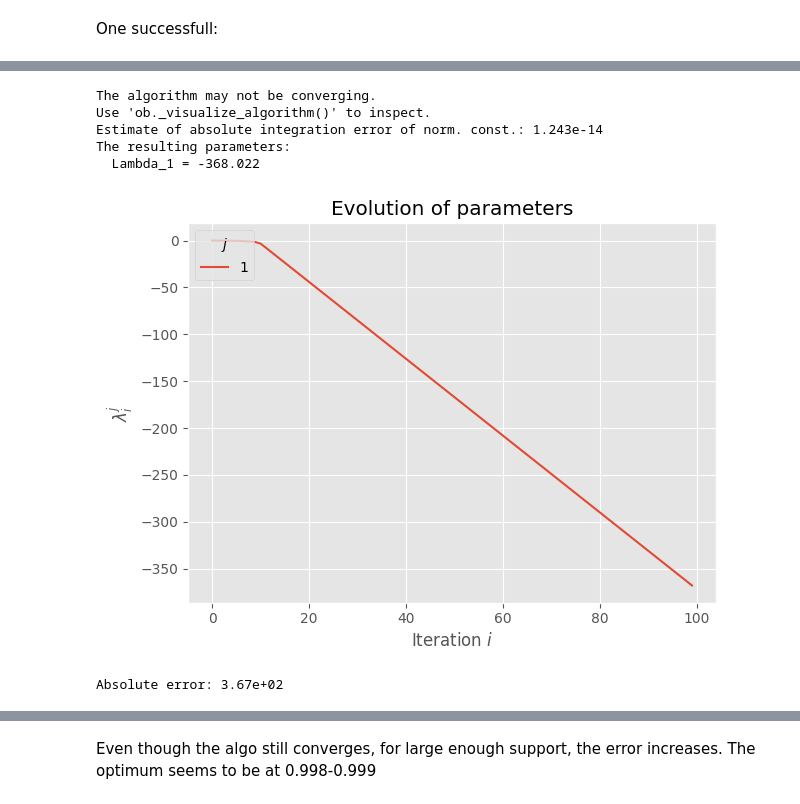
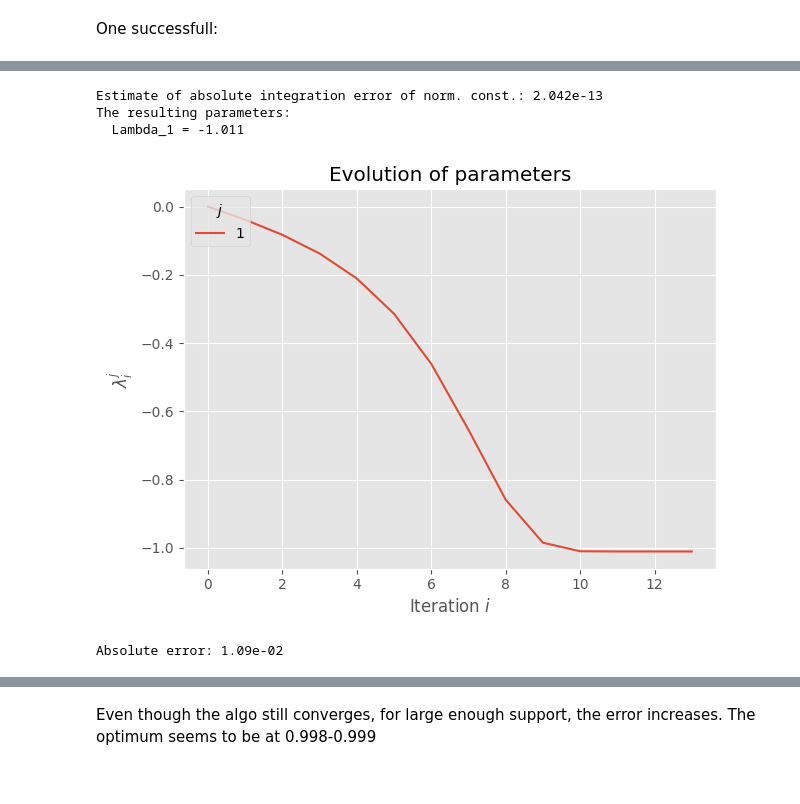
Before and after one commit to LiselotPrins/max_entropy, a Jupyter notebook: laplace_convergence.ipynb, the cells around one changed output, grey strips where cells are left out. Cells and saved outputs as stored; diff of their text form; code cells hidden in the pictures.

```diff
--- a/laplace_convergence.ipynb
+++ b/laplace_convergence.ipynb
@@ -9,19 +7,0 @@ I assume $\mu=0$ for laplace.
-# %%
-def f_laplace(x):
-    return np.array([anp.abs(x)])
-
-def b(c):
-    return np.array([c])
-
-def pdf_laplace(x,c):
-    return np.exp(-np.abs(x)/c)/(2*c)
-
-def cdf_laplace1(x,c):
-    if(x<=0):
-        return np.exp(x/c)/2
-    return 1-np.exp(-x/c)/2
-
-cdf_laplace = np.vectorize(cdf_laplace1)
-
-def to_lagrange_laplace(c):
-    return [-1/c]
@@ -112,32 +66,30 @@ Absolute error: 1.71e-01
 # %%
 c  = 1                              #>0
 
 l,u = -40,40                        #bounds for calculating
-n = 50                              #amount of points of Gaussian quadrature
+n = 350                              #amount of points of Gaussian quadrature
 
 
-ob_pareto = MaxEnt(support=[l,u],
+ob_pareto_non_conv = MaxEnt(support=[l,u],
                    n_quadrature=n,
                    b_constraints=b(c),
                    f_vector=f_laplace,
                    message_norm=True,
                    warning_convergence=True)
-ob_pareto.visualize_algorithm(title_save="figs/viz_alg_example_laplace_non_converging.pdf")
+ob_pareto_non_conv.visualize_algorithm(title_save="figs/viz_alg_example_laplace_non_converging.pdf")
 # ob_pareto.visualize_solution(xlim=[-5,5],
 #                              actual_density=pdf_laplace,
 #                              actual_param=[c],
 #                              title="ME density for Laplace distribution",
 #                              title_save="figs/viz_sol_example_laplace_bad.pdf")
-error = ob_pareto.calc_error(to_lagrange_laplace(c))
+error = ob_pareto_non_conv.calc_error(to_lagrange_laplace(c))
 print(f"Absolute error: {error:.2e} ")
 # %% [output]
-The algorithm may not be converging.
-Use 'ob._visualize_algorithm()' to inspect.
-Estimate of absolute integration error of norm. const.: 1.243e-14
+Estimate of absolute integration error of norm. const.: 2.042e-13
 The resulting parameters:
-  Lambda_1 = -368.022
+  Lambda_1 = -1.011
-[figure, old version]
+[figure, new version]
-Absolute error: 3.67e+02
+Absolute error: 1.09e-02
 # %%
 def test_percentage_barrier_laplace(n, figure1=True,figure2=True,figure3=True,short=False):
     N_c = 20
```
Also changed, not shown: parts of 16 cells of this notebook, 9 other files.
